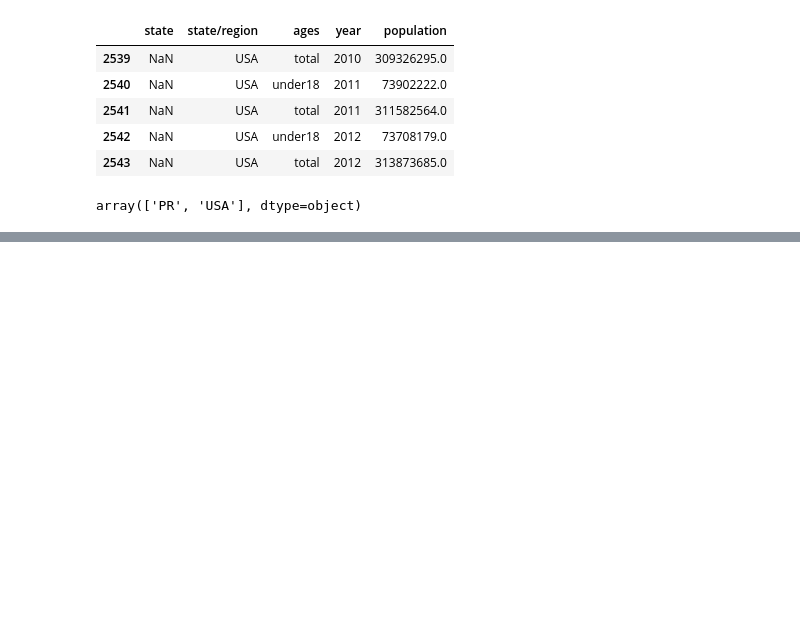
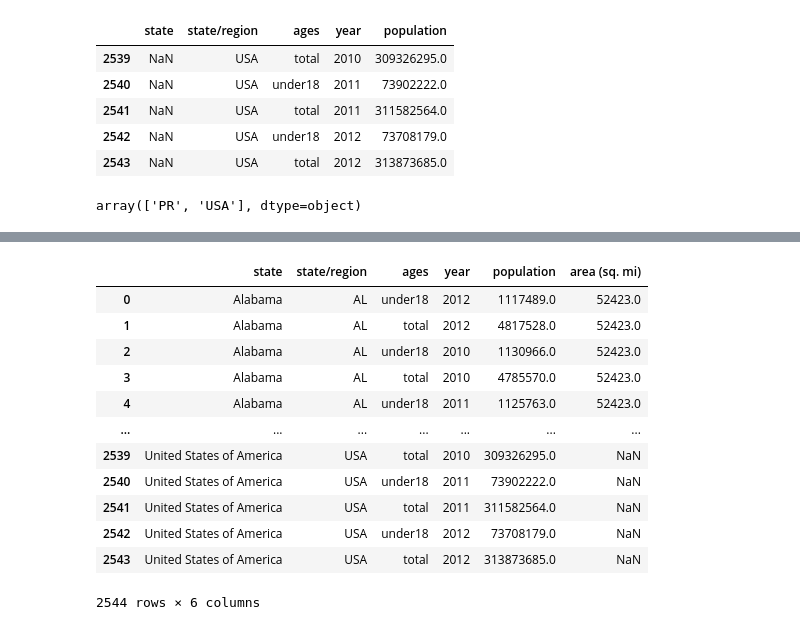
Before and after one commit to danyalutsevich/ML_AI, a Jupyter notebook: Pandas/HowMerge.ipynb, the cells around one changed output, grey strips where cells are left out. Cells and saved outputs as stored; diff of their text form; code cells hidden in the pictures; blank space fills up the shorter version.

```diff
--- a/Pandas/HowMerge.ipynb
+++ b/Pandas/HowMerge.ipynb
@@ -263,0 +301,19 @@ merged
+# %%
+# 7
+# areas
+merged = pd.merge(merged,areas, on="state",how="outer")
+merged
+# %% [output]
+|  | state | state/region | ages | year | population | area (sq. mi) |
+| 0 | Alabama | AL | under18 | 2012 | 1117489.0 | 52423.0 |
+| 1 | Alabama | AL | total | 2012 | 4817528.0 | 52423.0 |
+| 2 | Alabama | AL | under18 | 2010 | 1130966.0 | 52423.0 |
+| 3 | Alabama | AL | total | 2010 | 4785570.0 | 52423.0 |
+| 4 | Alabama | AL | under18 | 2011 | 1125763.0 | 52423.0 |
+| ... | ... | ... | ... | ... | ... | ... |
+| 2539 | United States of America | USA | total | 2010 | 309326295.0 | NaN |
+| 2540 | United States of America | USA | under18 | 2011 | 73902222.0 | NaN |
+| 2541 | United States of America | USA | total | 2011 | 311582564.0 | NaN |
+| 2542 | United States of America | USA | under18 | 2012 | 73708179.0 | NaN |
+| 2543 | United States of America | USA | total | 2012 | 313873685.0 | NaN |
+2544 rows × 6 columns
```
Also changed, not shown: parts of 12 cells of this notebook.
